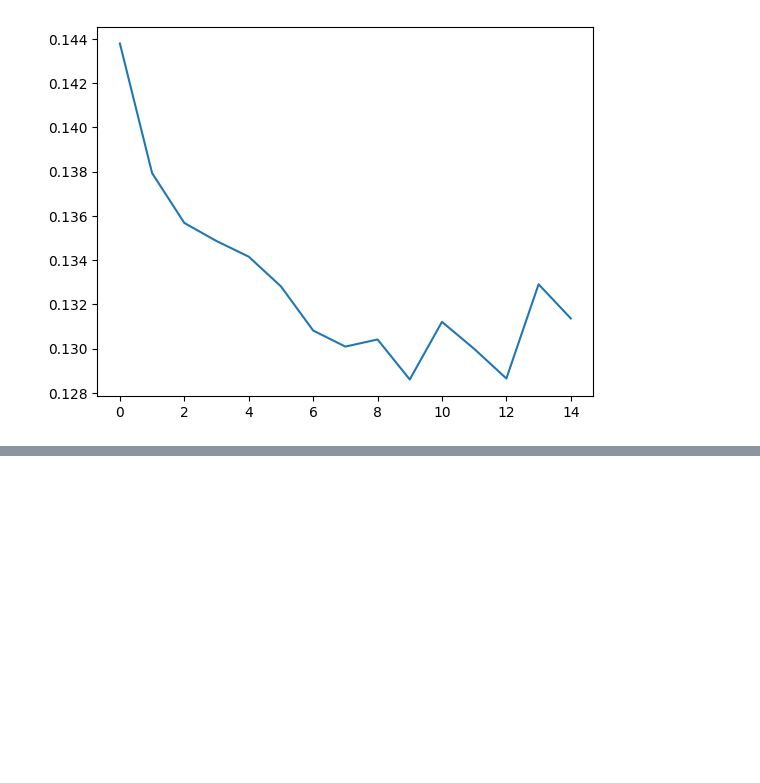
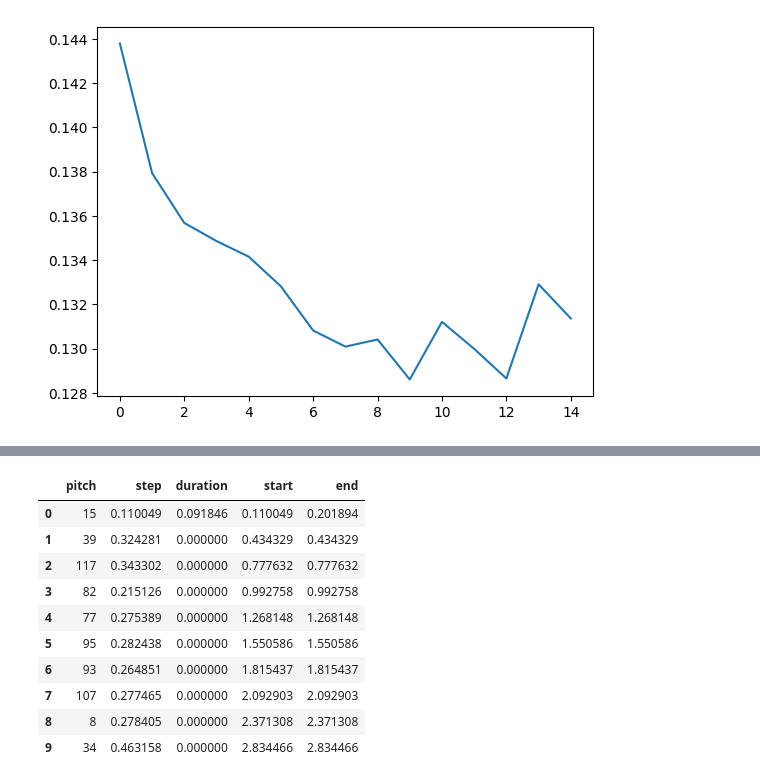
Before and after one commit to hckrbaba/music_generation, a Jupyter notebook: main.ipynb, the cells around one changed output, grey strips where cells are left out. Drawn from its saved outputs; the diff is of its cells as text; code cells hidden in the pictures; blank space fills up the shorter version.

```diff
--- a/main.ipynb
+++ b/main.ipynb
@@ -457,0 +486,25 @@ plt.show()
+# %%
+temperature = 100.0
+num_predictions = 120
+
+sample_notes = np.stack([raw_notes[key] for key in key_order], axis=1)
+
+# The initial sequence of notes; pitch is normalized similar to training
+# sequences
+input_notes = (
+    sample_notes[:seq_length] / np.array([vocab_size, 1, 1]))
+
+generated_notes = []
+prev_start = 0
+for _ in range(num_predictions):
+  pitch, step, duration = predict_next_note(input_notes, model, temperature)
+  start = prev_start + step
+  end = start + duration
+  input_note = (pitch, step, duration)
+  generated_notes.append((*input_note, start, end))
+  input_notes = np.delete(input_notes, 0, axis=0)
+  input_notes = np.append(input_notes, np.expand_dims(input_note, 0), axis=0)
+  prev_start = start
+
+generated_notes = pd.DataFrame(
+    generated_notes, columns=(*key_order, 'start', 'end'))
@@ -457,0 +529,14 @@ plt.show()
+# %%
+generated_notes.head(10)
+# %% [output]
+|  | pitch | step | duration | start | end |
+| 0 | 15 | 0.110049 | 0.091846 | 0.110049 | 0.201894 |
+| 1 | 39 | 0.324281 | 0.000000 | 0.434329 | 0.434329 |
+| 2 | 117 | 0.343302 | 0.000000 | 0.777632 | 0.777632 |
+| 3 | 82 | 0.215126 | 0.000000 | 0.992758 | 0.992758 |
+| 4 | 77 | 0.275389 | 0.000000 | 1.268148 | 1.268148 |
+| 5 | 95 | 0.282438 | 0.000000 | 1.550586 | 1.550586 |
+| 6 | 93 | 0.264851 | 0.000000 | 1.815437 | 1.815437 |
+| 7 | 107 | 0.277465 | 0.000000 | 2.092903 | 2.092903 |
+| 8 | 8 | 0.278405 | 0.000000 | 2.371308 | 2.371308 |
+| 9 | 34 | 0.463158 | 0.000000 | 2.834466 | 2.834466 |
```
Also changed, not shown: parts of 3 cells of this notebook.
